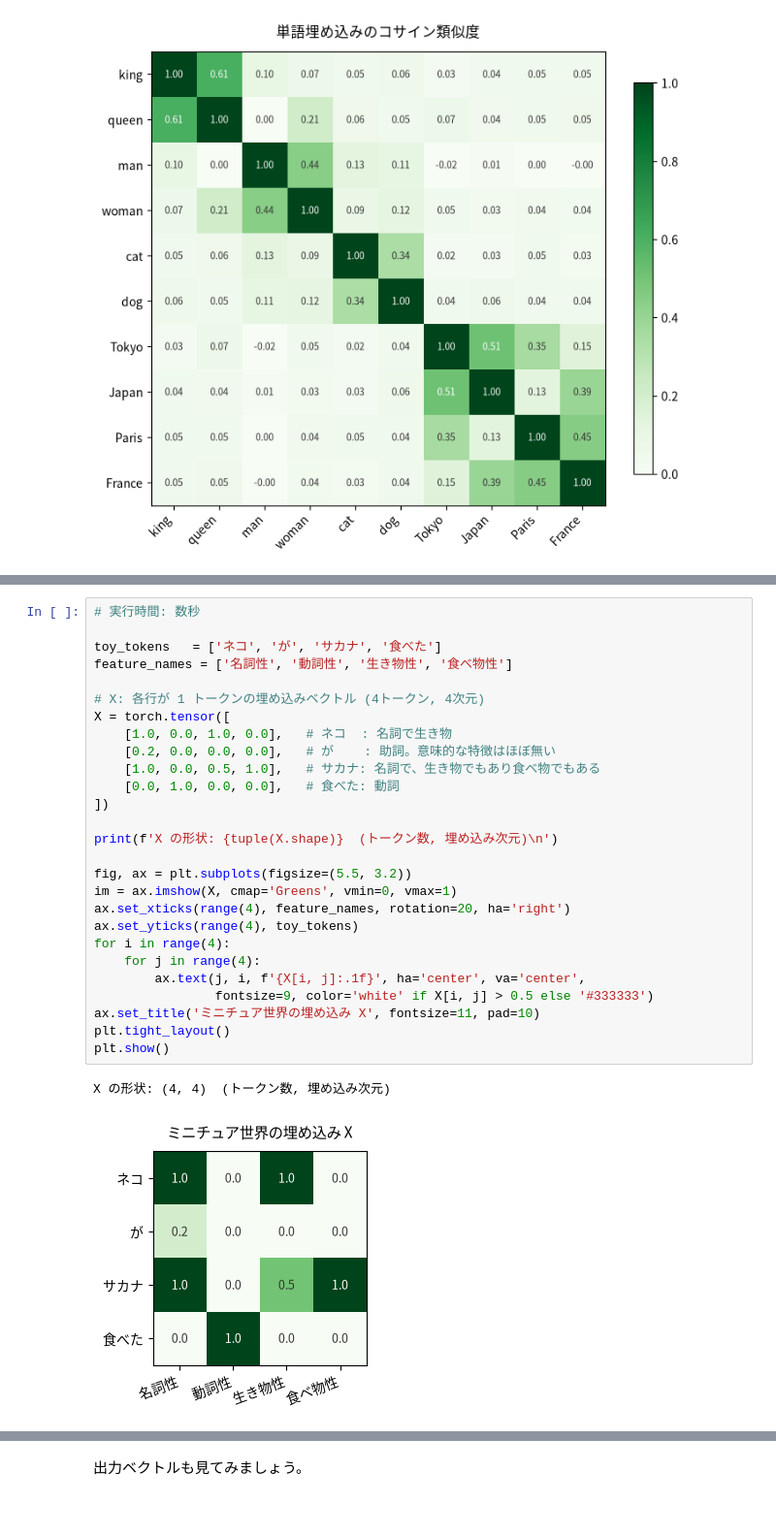
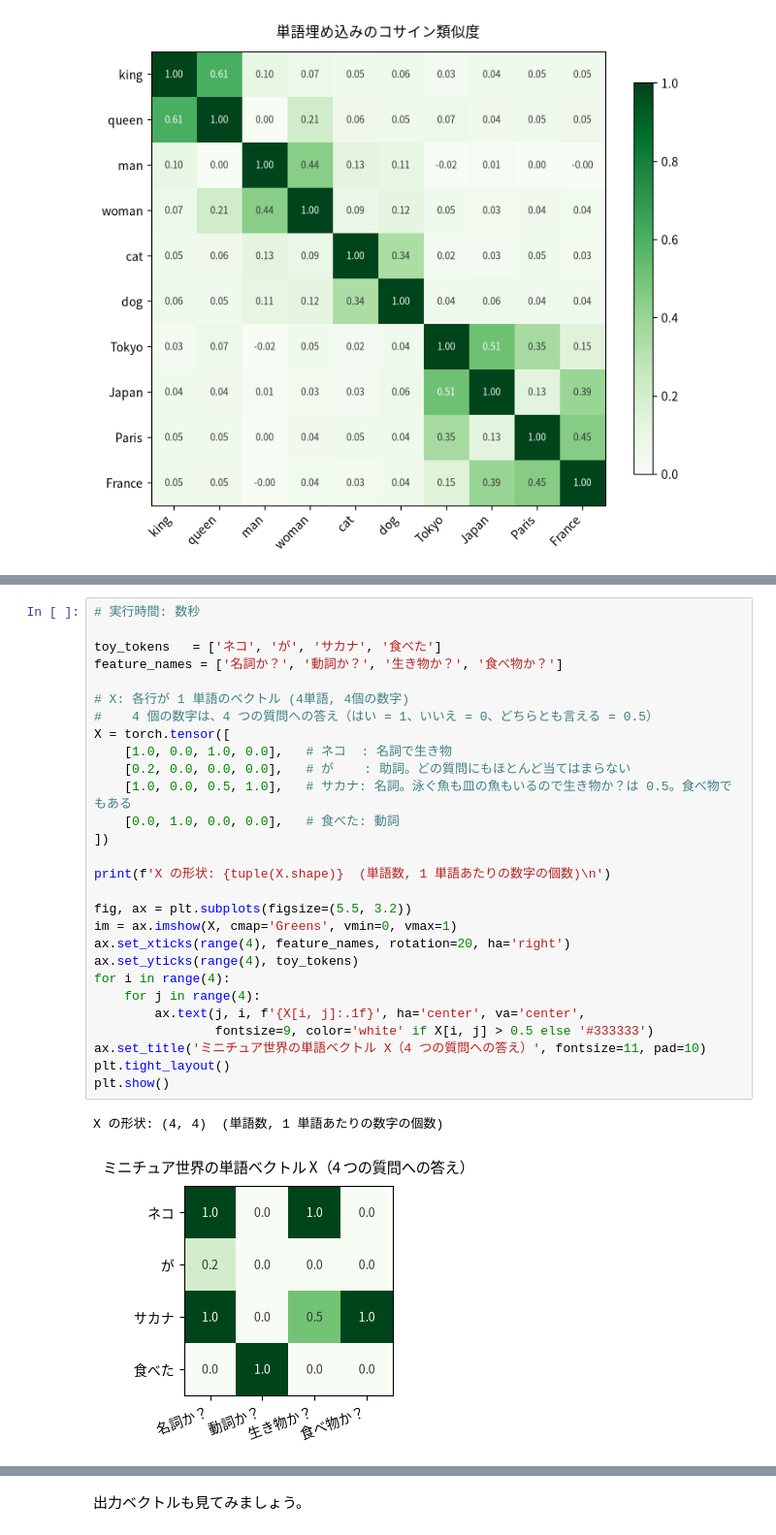
Before and after one commit to chinchillaa/dgx-handson, a Jupyter notebook: chapter1/notebooks/ch1_03_llm_inference.ipynb, the cells around one changed output, grey strips where cells are left out. Shown at 97% size. Saved outputs shown, nothing was run; the diff lists cells and outputs as text.

```diff
--- a/chapter1/notebooks/ch1_03_llm_inference.ipynb
+++ b/chapter1/notebooks/ch1_03_llm_inference.ipynb
@@ -369,31 +388,32 @@ $k_1$ と $k_2$ の両方に似ていれば、$v_1$ と $v_2$ が半分ずつ混
 # %%
 # 実行時間: 数秒
 
 toy_tokens   = ['ネコ', 'が', 'サカナ', '食べた']
-feature_names = ['名詞性', '動詞性', '生き物性', '食べ物性']
+feature_names = ['名詞か？', '動詞か？', '生き物か？', '食べ物か？']
 
-# X: 各行が 1 トークンの埋め込みベクトル (4トークン, 4次元)
+# X: 各行が 1 単語のベクトル (4単語, 4個の数字)
+#    4 個の数字は、4 つの質問への答え（はい = 1、いいえ = 0、どちらとも言える = 0.5）
 X = torch.tensor([
     [1.0, 0.0, 1.0, 0.0],   # ネコ  : 名詞で生き物
-    [0.2, 0.0, 0.0, 0.0],   # が    : 助詞。意味的な特徴はほぼ無い
-    [1.0, 0.0, 0.5, 1.0],   # サカナ: 名詞で、生き物でもあり食べ物でもある
+    [0.2, 0.0, 0.0, 0.0],   # が    : 助詞。どの質問にもほとんど当てはまらない
+    [1.0, 0.0, 0.5, 1.0],   # サカナ: 名詞。泳ぐ魚も皿の魚もいるので生き物か？は 0.5。食べ物でもある
     [0.0, 1.0, 0.0, 0.0],   # 食べた: 動詞
 ])
 
-print(f'X の形状: {tuple(X.shape)}  (トークン数, 埋め込み次元)\n')
+print(f'X の形状: {tuple(X.shape)}  (単語数, 1 単語あたりの数字の個数)\n')
 
 fig, ax = plt.subplots(figsize=(5.5, 3.2))
 im = ax.imshow(X, cmap='Greens', vmin=0, vmax=1)
 ax.set_xticks(range(4), feature_names, rotation=20, ha='right')
 ax.set_yticks(range(4), toy_tokens)
 for i in range(4):
     for j in range(4):
         ax.text(j, i, f'{X[i, j]:.1f}', ha='center', va='center',
                 fontsize=9, color='white' if X[i, j] > 0.5 else '#333333')
-ax.set_title('ミニチュア世界の埋め込み X', fontsize=11, pad=10)
+ax.set_title('ミニチュア世界の単語ベクトル X（4 つの質問への答え）', fontsize=11, pad=10)
 plt.tight_layout()
 plt.show()
 # %% [output]
-X の形状: (4, 4)  (トークン数, 埋め込み次元)
+X の形状: (4, 4)  (単語数, 1 単語あたりの数字の個数)
-[figure, old version]
+[figure, new version]
 # %% [markdown]
```
Also changed, not shown: parts of 29 cells of this notebook.
